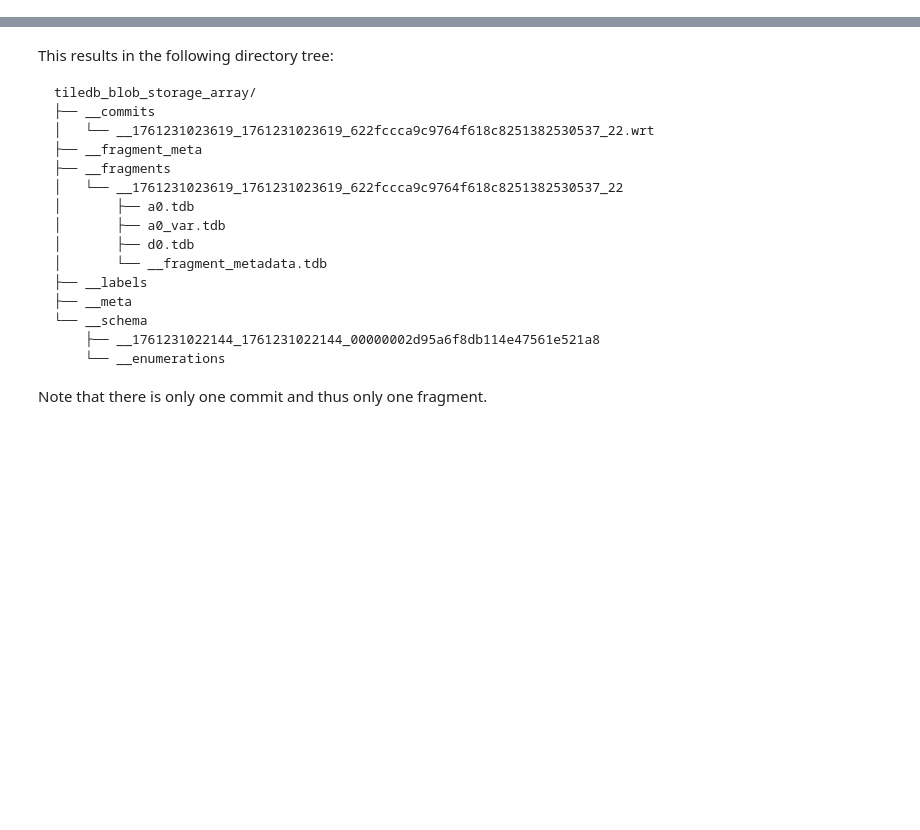
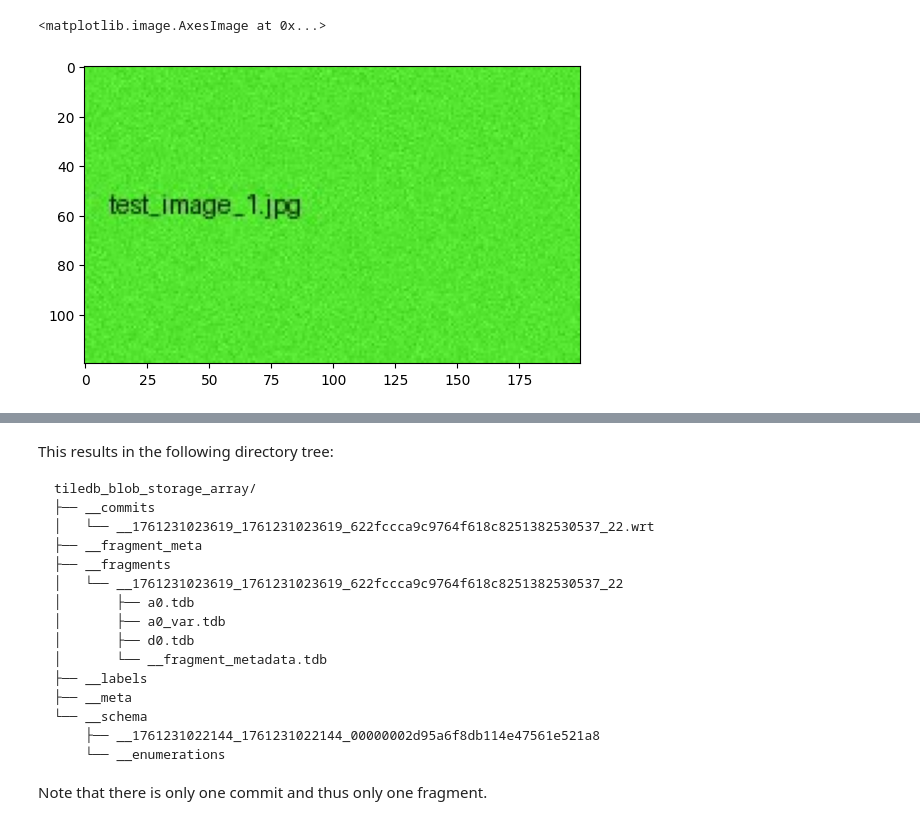
Before and after one commit to jacksonjacobs1/patchsorter_prototyping, a Jupyter notebook: patch_storage/tiledb_blob_storage.ipynb, the cells around one changed output, grey strips where cells are left out. Drawn from its saved outputs; the diff is of its cells as text; code cells hidden in the pictures; blank space fills up the shorter version.

Commit message:
Generate images for greater reproducibility

```diff
--- a/patch_storage/tiledb_blob_storage.ipynb
+++ b/patch_storage/tiledb_blob_storage.ipynb
@@ -1 +10,33 @@
+# %%
+# Utility functions
+
+def create_jpeg_image(filepath):
+    # pick a random RGB color
+    r, g, b = (random.randint(0, 255) for _ in range(3))
+    img = Image.new("RGB", (200, 120), color=(r, g, b))
+    draw = ImageDraw.Draw(img)
+    # choose white or black text depending on background brightness for readability
+    brightness = (r * 299 + g * 587 + b * 114) / 1000
+    text_color = (0, 0, 0) if brightness > 128 else (255, 255, 255)
+    draw.text((10, 50), os.path.basename(filepath), fill=text_color)
+    # add subtle noise/grain to the image
+    noise_level = random.uniform(10, 80)    # controls noise pattern frequency
+    noise_strength = random.uniform(0.04, 0.15)  # controls noise opacity
+    noise = Image.effect_noise(img.size, noise_level).convert("RGB")
+    img = Image.blend(img, noise, noise_strength)
+    img.save(filepath, format="JPEG", quality=90)
+# %%
+image_directory = "test_images"
+image_paths = []
+if not os.path.exists(image_directory):
+    os.mkdir(image_directory)
+for i in range (4):
+    filepath = f"{image_directory}/test_image_{i+1}.jpg"
+    create_jpeg_image(filepath)
+    image_paths.append(filepath)
+# %%
+plt.imshow(Image.open(image_paths[0]))
+# %% [output]
+<matplotlib.image.AxesImage at 0x...>
+[figure, added]
 # %%
```
Also changed, not shown: parts of 7 cells of this notebook, 1 other file.
